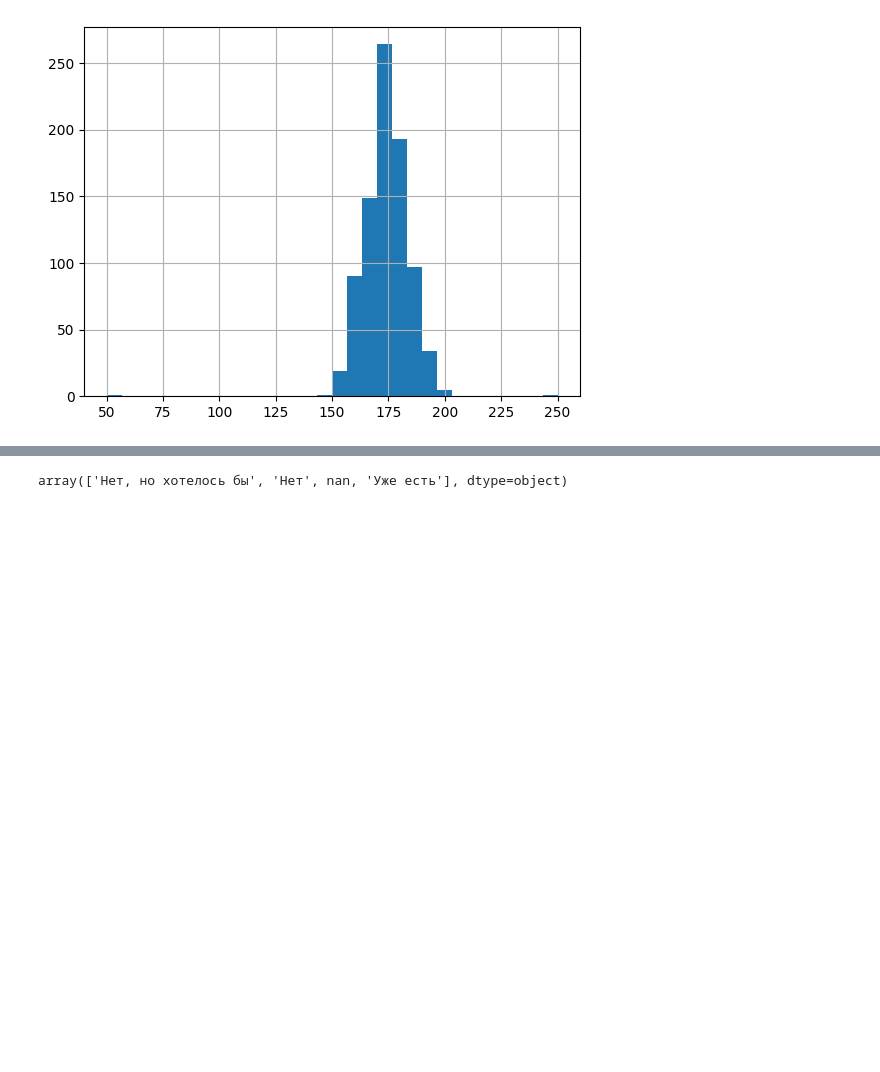
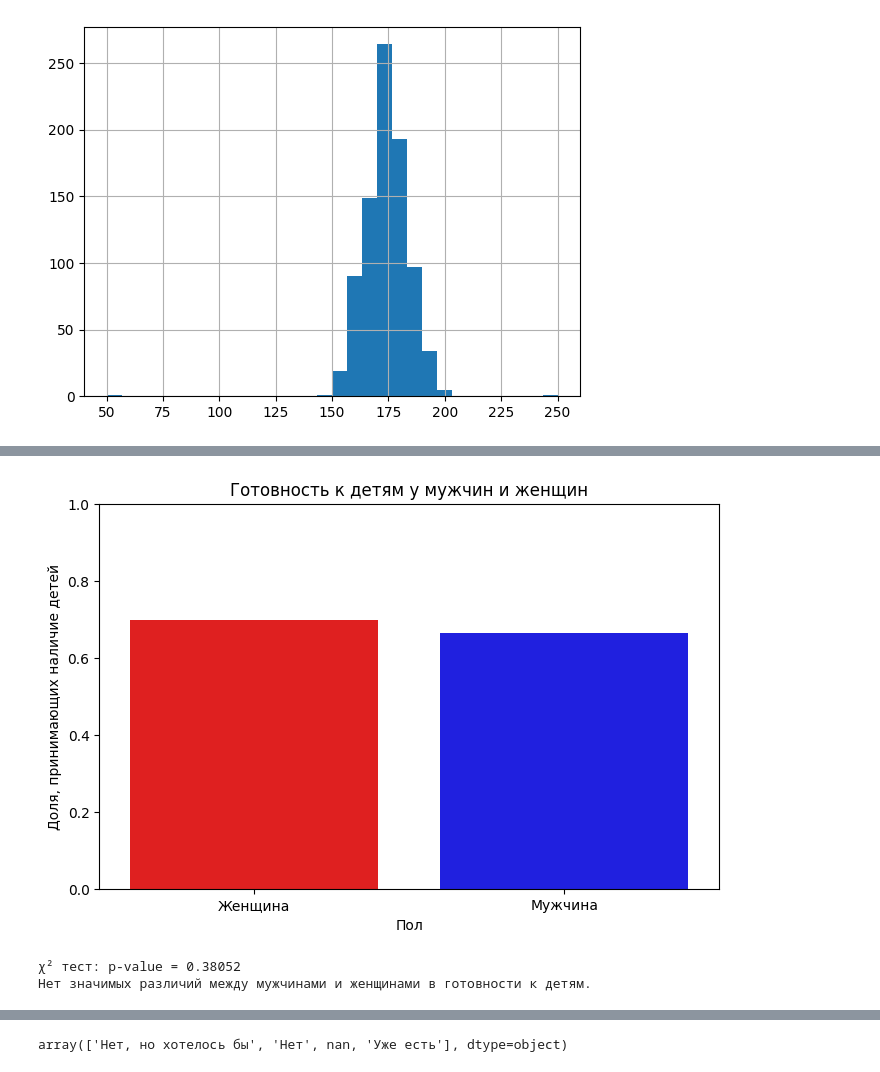
Before and after one commit to CTF-one-love/C4_HS, a Jupyter notebook: Tvoi_Proekt_V2_Tset.ipynb, the cells around one changed output, grey strips where cells are left out. Saved outputs shown, nothing was run; the diff lists cells and outputs as text; code cells hidden in the pictures; blank space fills up the shorter version.

```diff
--- a/Tvoi_Proekt_V2_Tset.ipynb
+++ b/Tvoi_Proekt_V2_Tset.ipynb
@@ -781,0 +711,40 @@ Passing `palette` without assigning `hue` is deprecated and will be removed in v
+# %%
+# Создаём копию DataFrame перед изменениями
+df_filtered_5 = df_work.dropna(subset=['gender', 'children']).copy()
+
+# Приводим gender к удобному формату
+df_filtered_5['gender'] = df_filtered_5['gender'].replace({'m': 'Мужчина', 'f': 'Женщина'})
+
+# Категории, указывающие на готовность к детям
+acceptable_children = ['Уже есть', 'Нет, но хотелось бы']
+
+# Создаём новый столбец с признаком готовности к детям
+df_filtered_5['accepts_children'] = df_filtered_5['children'].isin(acceptable_children)
+
+# Группировка по полу
+acceptance_rates = df_filtered_5.groupby('gender', observed=True)['accepts_children'].mean().reset_index()
+
+# Визуализация
+plt.figure(figsize=(8, 5))
+sns.barplot(x='gender', y='accepts_children', hue='gender', data=acceptance_rates,
+            palette={'Мужчина': 'blue', 'Женщина': 'red'}, legend=False)
+
+plt.title('Готовность к детям у мужчин и женщин')
+plt.xlabel('Пол')
+plt.ylabel('Доля, принимающих наличие детей')
+plt.ylim(0, 1)
+plt.show()
+
+# Статистическая проверка (χ² тест)
+contingency_table = pd.crosstab(df_filtered_5['gender'], df_filtered_5['accepts_children'])
+chi2, p, dof, expected = chi2_contingency(contingency_table)
+
+print(f"χ² тест: p-value = {p:.5f}")
+if p < 0.05:
+    print("Различия в готовности к детям между мужчинами и женщинами статистически значимы.")
+else:
+    print("Нет значимых различий между мужчинами и женщинами в готовности к детям.")
+# %% [output]
+[figure, added]
+χ² тест: p-value = 0.38052
+Нет значимых различий между мужчинами и женщинами в готовности к детям.
```
Also changed, not shown: parts of 21 cells of this notebook.
